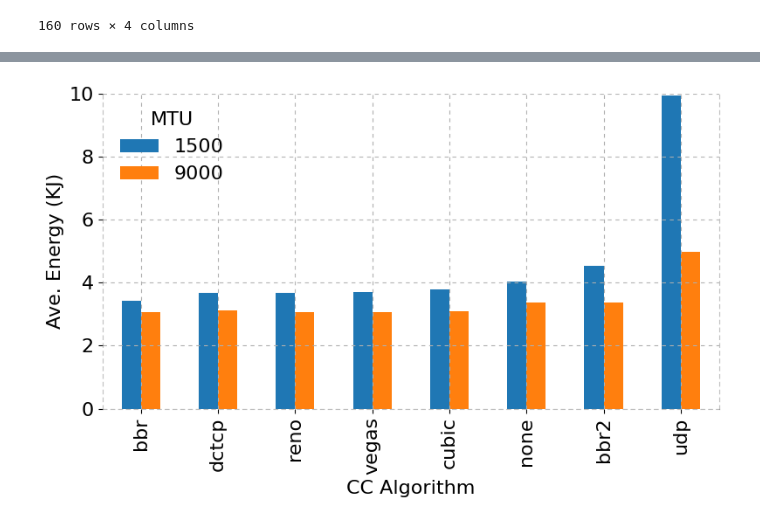
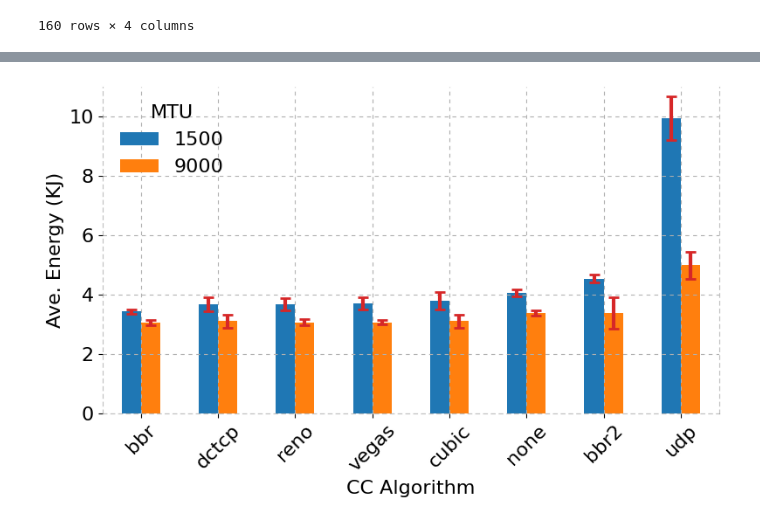
Before and after one commit to serhatarslan-hub/power-of-cc, a Jupyter notebook: analysis/total_energy_of_iperf.ipynb, the cells around one changed output, grey strips where cells are left out. Saved outputs shown, nothing was run; the diff lists cells and outputs as text; code cells hidden in the pictures.

Commit message:
Add std deviation to energy consumption of CCA

```diff
--- a/analysis/total_energy_of_iperf.ipynb
+++ b/analysis/total_energy_of_iperf.ipynb
@@ -60,31 +84,38 @@ exp_df
 # %%
 # plt.figure(figsize=FIG_SIZE)
-exp_df.groupby(['cc', 'mtu'])['energy_kJ'].mean().unstack().sort_values(['1500']).plot.bar()
+exp_df.groupby(['cc', 'mtu'])['energy_kJ'].mean().unstack().sort_values(['1500']).plot.bar(
+    yerr=exp_df.groupby(['cc', 'mtu'])['energy_kJ'].std().unstack().sort_values(['1500']),
+    error_kw=dict(lw=3, capsize=4, capthick=2, ecolor='C3')
+    )
 
 plt.xlabel('CC Algorithm', fontsize=FONT_SIZE)
 plt.ylabel('Ave. Energy (KJ)', fontsize=FONT_SIZE)
 plt.xticks(fontsize=FONT_SIZE)
 plt.yticks(fontsize=FONT_SIZE)
-plt.ylim((0, 10))
+plt.ylim((0, 11))
+plt.xticks(rotation = 45)
 plt.grid(linestyle=LINE_STYLE)
 leg = plt.gca().legend(loc='upper left', frameon=False,
                  title='MTU', fontsize=FONT_SIZE)
 plt.setp(leg.get_title(),fontsize=FONT_SIZE)
 plt.gca().spines["right"].set_linestyle(LINE_STYLE)
 plt.gca().spines["right"].set_alpha(0.5)
 plt.gca().spines["right"].set_color('gray')
 plt.gca().spines["left"].set_linestyle(LINE_STYLE)
 plt.gca().spines["left"].set_alpha(0.5)
 plt.gca().spines["left"].set_color('gray')
 plt.gca().spines["top"].set_visible(False)
 # plt.gca().spines["top"].set_linestyle(LINE_STYLE)
 # plt.gca().spines["top"].set_alpha(0.5)
 # plt.gca().spines["top"].set_color('gray')
 plt.gca().spines["bottom"].set_linestyle(LINE_STYLE)
 plt.gca().spines["bottom"].set_alpha(0.5)
 plt.gca().spines["bottom"].set_color('gray')
 plt.tight_layout()
 
+if (SAVE_FIG):
+    plt.savefig( out_dir + '/cca_energy.pdf')
+
 plt.show()
 # %% [output]
-[figure, old version]
+[figure, new version]
```
Also changed, not shown: parts of 3 cells of this notebook, 1 other file.
